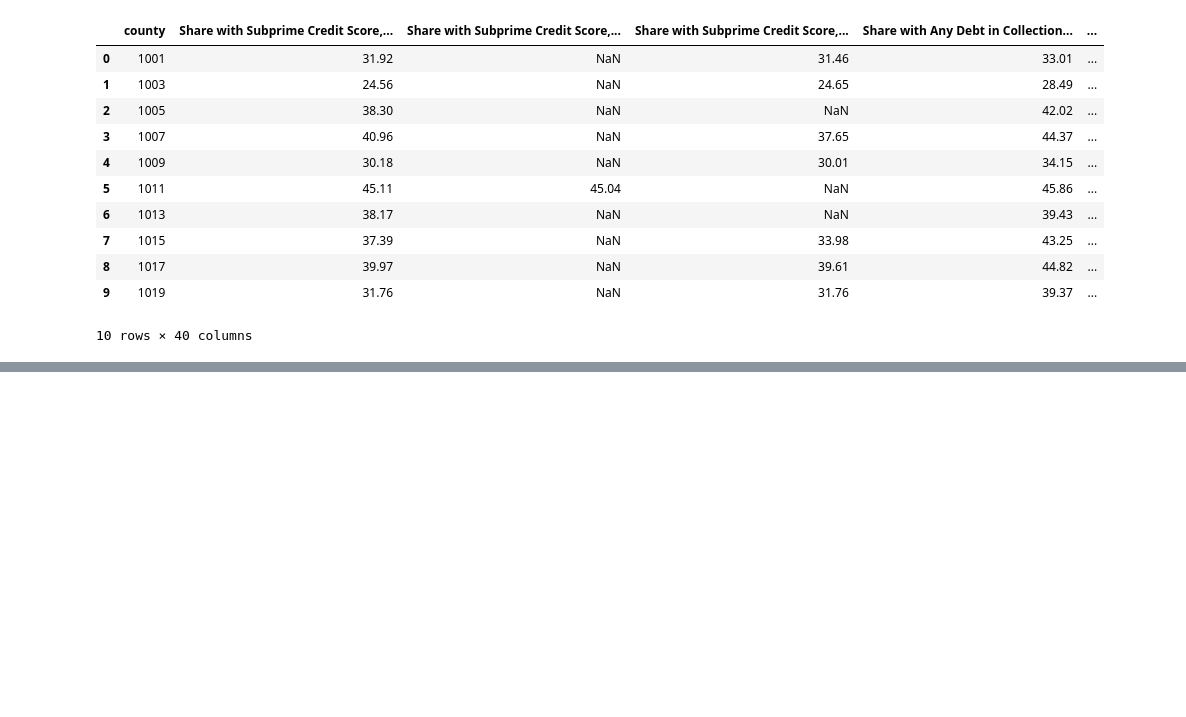
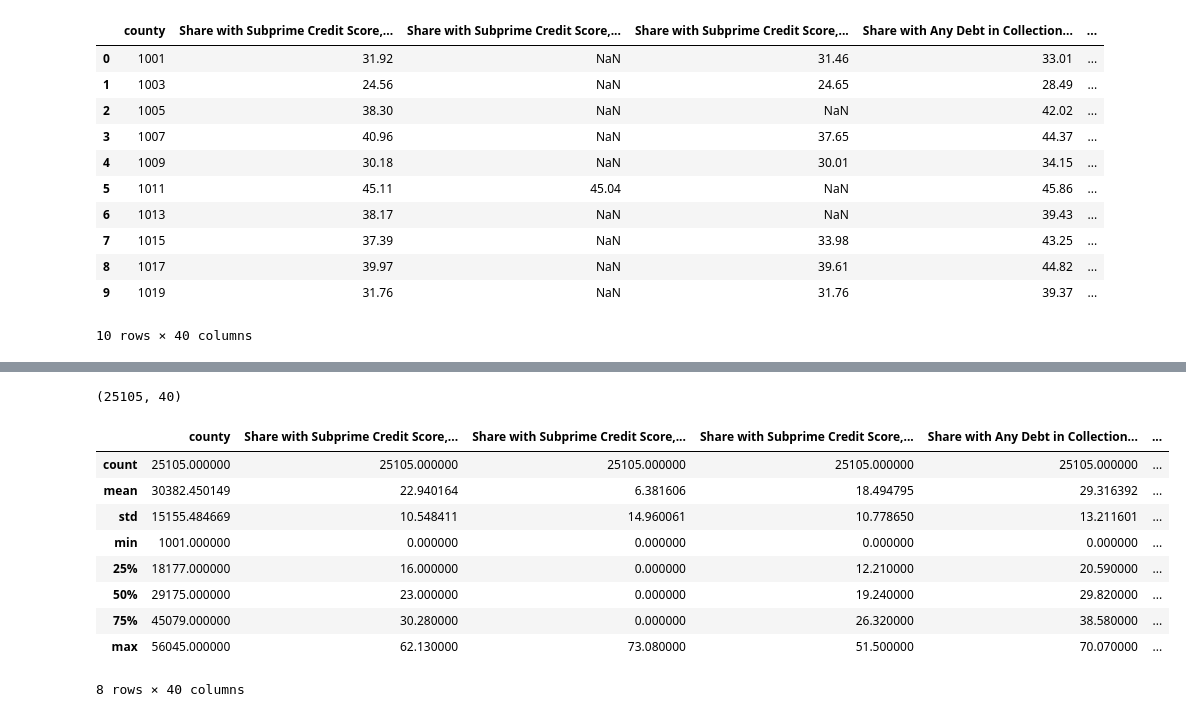
Before and after one commit to marcpalumbo/Great_Resignation_Analysis, a Jupyter notebook: UI_Covid_CH_bycounty_ETL.ipynb, the cells around one changed output, grey strips where cells are left out. Cells and saved outputs as stored; diff of their text form; code cells hidden in the pictures; blank space fills up the shorter version.

Commit message:
Input of ETL method and cleaned data from Credit Health by County from Urban Institute.

```diff
--- a/covidcredithealth_county_ETL.ipynb
+++ b/UI_Covid_CH_bycounty_ETL.ipynb
@@ -209,0 +359,9 @@ df_Covid_CH_county.head(10)
+# %%
+# Convert string to integer/float.
+
+# Convert selected column to int and remove '$' symbol.
+df_Covid_CH_county['Median Debt in Collections, Majority White Communities'] = df_Covid_CH_county['Median Debt in Collections, Majority White Communities'].apply(lambda x: x.replace('$', '')
+                                if isinstance(x, str) else x).astype(int)
+
+# Preview data.
+df_Covid_CH_county.head()
@@ -209,0 +376,9 @@ df_Covid_CH_county.head(10)
+# %%
+# Convert string to integer/float.
+
+# Convert selected column to int and remove '$' symbol.
+df_Covid_CH_county['Median Medical Debt in Collections, All'] = df_Covid_CH_county['Median Medical Debt in Collections, All'].apply(lambda x: x.replace('$', '')
+                                if isinstance(x, str) else x).astype(int)
+
+# Preview data.
+df_Covid_CH_county.head()
@@ -209,0 +393,9 @@ df_Covid_CH_county.head(10)
+# %%
+# Convert string to integer/float.
+
+# Convert selected column to int and remove '$' symbol.
+df_Covid_CH_county['Median Medical Debt in Collections, Communities of Color'] = df_Covid_CH_county['Median Medical Debt in Collections, Communities of Color'].apply(lambda x: x.replace('$', '')
+                                if isinstance(x, str) else x).astype(int)
+
+# Preview data.
+df_Covid_CH_county.head()
@@ -209,0 +410,9 @@ df_Covid_CH_county.head(10)
+# %%
+# Convert string to integer/float.
+
+# Convert selected column to int and remove '$' symbol.
+df_Covid_CH_county['Median Medical Debt in Collections, Majority White Communities'] = df_Covid_CH_county['Median Medical Debt in Collections, Majority White Communities'].apply(lambda x: x.replace('$', '')
+                                if isinstance(x, str) else x).astype(int)
+
+# Preview data.
+df_Covid_CH_county.head()
@@ -209,0 +427,19 @@ df_Covid_CH_county.head(10)
+# %%
+# Dimensions of new dataset.
+df_Covid_CH_county.shape
+# %% [output]
+(25105, 40)
+# %%
+# Summary for each variable.
+df_Covid_CH_county.describe()
+# %% [output]
+|  | county | Share with Subprime Credit Score,... | Share with Subprime Credit Score,... | Share with Subprime Credit Score,... | Share with Any Debt in Collection... | ... |
+| count | 25105.000000 | 25105.000000 | 25105.000000 | 25105.000000 | 25105.000000 | ... |
+| mean | 30382.450149 | 22.940164 | 6.381606 | 18.494795 | 29.316392 | ... |
+| std | 15155.484669 | 10.548411 | 14.960061 | 10.778650 | 13.211601 | ... |
+| min | 1001.000000 | 0.000000 | 0.000000 | 0.000000 | 0.000000 | ... |
+| 25% | 18177.000000 | 16.000000 | 0.000000 | 12.210000 | 20.590000 | ... |
+| 50% | 29175.000000 | 23.000000 | 0.000000 | 19.240000 | 29.820000 | ... |
+| 75% | 45079.000000 | 30.280000 | 0.000000 | 26.320000 | 38.580000 | ... |
+| max | 56045.000000 | 62.130000 | 73.080000 | 51.500000 | 70.070000 | ... |
+8 rows × 40 columns
```
Also changed, not shown: parts of 16 cells of this notebook, 1 other file.
